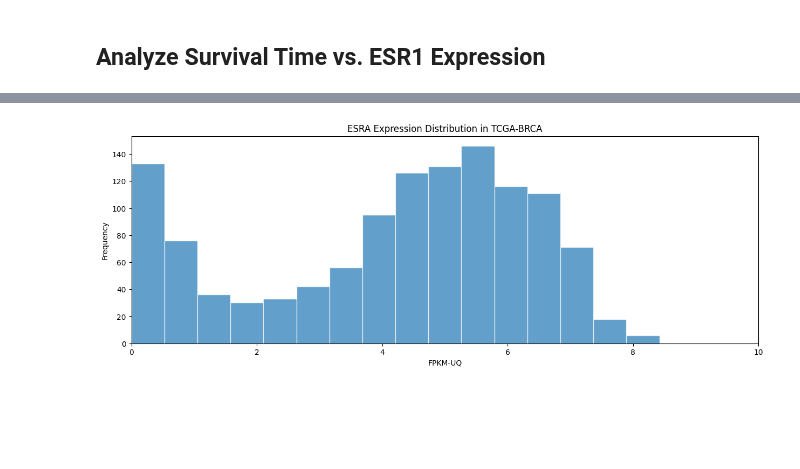
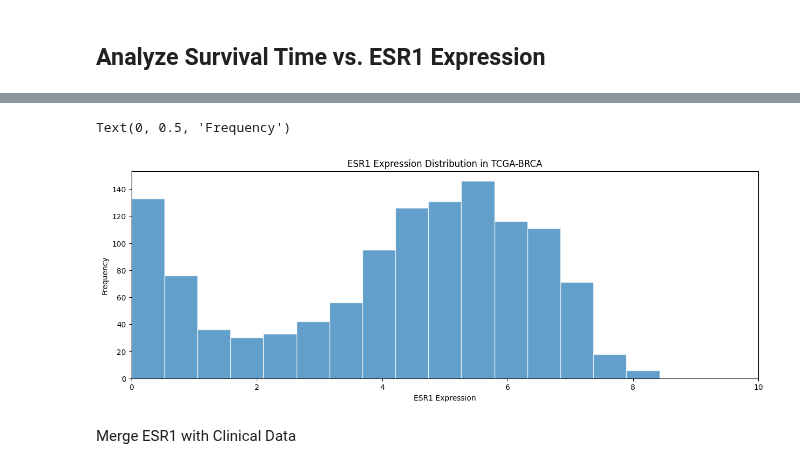
Before and after one commit to Djtrainer/cancer_research, a Jupyter notebook: notebooks/brca_eda.ipynb, the cells around one changed output, grey strips where cells are left out. Cells and saved outputs as stored; diff of their text form; code cells hidden in the pictures; blank space fills up the shorter version.

```diff
--- a/notebooks/brca_eda.ipynb
+++ b/notebooks/brca_eda.ipynb
@@ -136,18 +156,25 @@ esra_expression = df.loc[ESRA_Ensembl_ID]
+# %%
+ESR1_Ensembl_ID = 'ENSG00000091831'
+
+df.index = [id_.split('.')[0] for id_ in df.index]
+esr_expression = df.loc[ESR1_Ensembl_ID]
 # %%
 _, axes = plt.subplots(figsize=(15, 5))
 
 axes.hist(
-    esra_expression,
+    esr_expression,
     bins=np.linspace(0, 10, 20),
     edgecolor='white',
     alpha=0.7,
     )
 
 axes.set_xlim(0, 10)
 
-plt.title('ESRA Expression Distribution in TCGA-BRCA')
-plt.xlabel('FPKM-UQ')
+plt.title('ESR1 Expression Distribution in TCGA-BRCA')
+plt.xlabel('ESR1 Expression')
 plt.ylabel('Frequency')
-plt.show()
 # %% [output]
+Text(0, 0.5, 'Frequency')
-[figure, old version]
+[figure, new version]
+# %% [markdown]
+Merge ESR1 with Clinical Data
```
Also changed, not shown: parts of 34 cells of this notebook.
